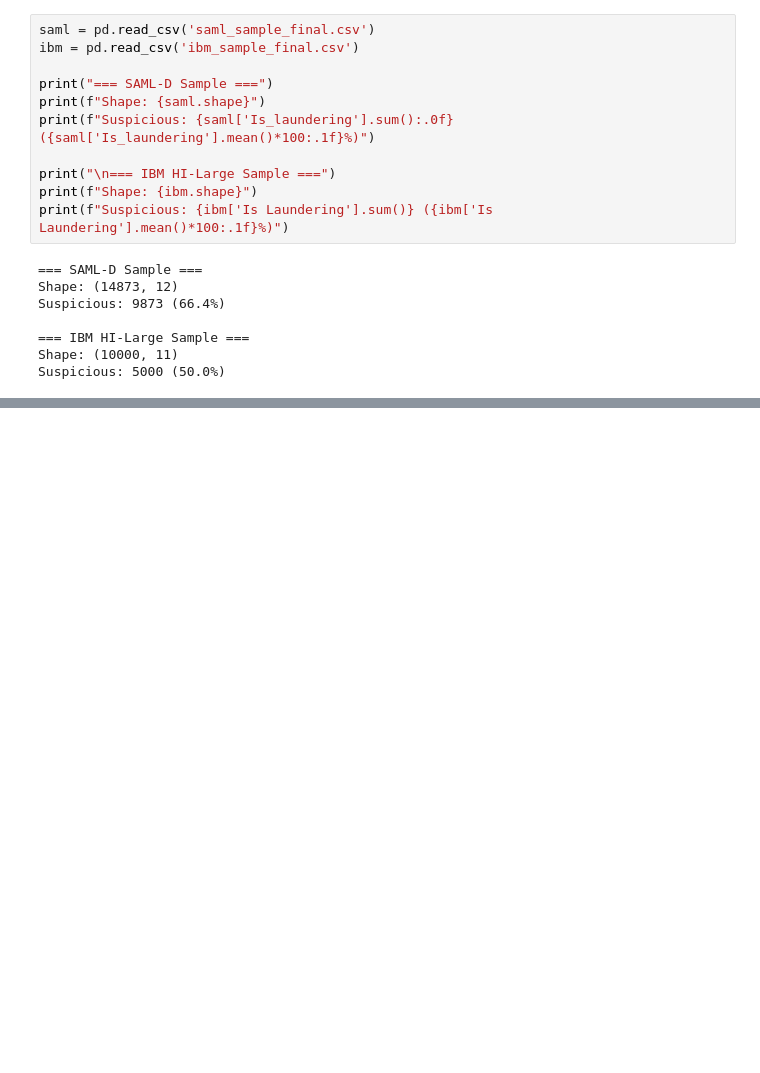
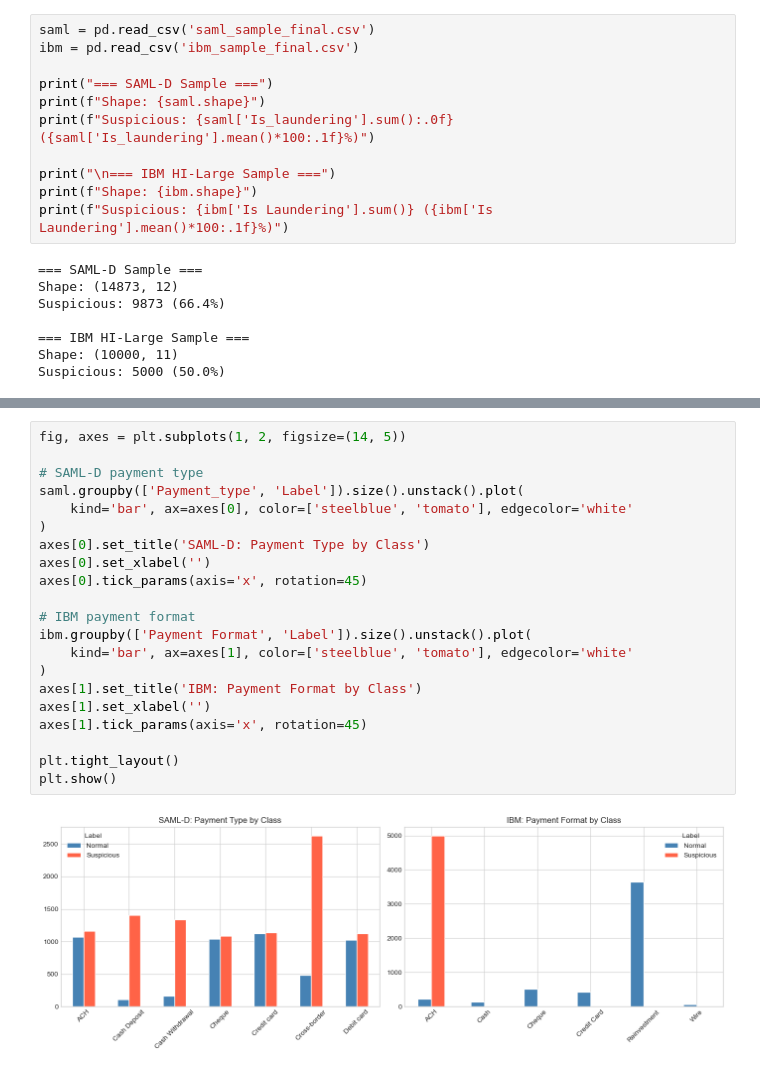
Before and after one commit to slavenageorgieva7-ui/Data-Science---project, a Jupyter notebook: AML.ipynb, the cells around one changed output, grey strips where cells are left out. Saved outputs shown, nothing was run; the diff lists cells and outputs as text; blank space fills up the shorter version.

```diff
--- a/AML.ipynb
+++ b/AML.ipynb
@@ -258,0 +401,23 @@ Suspicious: 5000 (50.0%)
+# %%
+fig, axes = plt.subplots(1, 2, figsize=(14, 5))
+
+# SAML-D payment type
+saml.groupby(['Payment_type', 'Label']).size().unstack().plot(
+    kind='bar', ax=axes[0], color=['steelblue', 'tomato'], edgecolor='white'
+)
+axes[0].set_title('SAML-D: Payment Type by Class')
+axes[0].set_xlabel('')
+axes[0].tick_params(axis='x', rotation=45)
+
+# IBM payment format
+ibm.groupby(['Payment Format', 'Label']).size().unstack().plot(
+    kind='bar', ax=axes[1], color=['steelblue', 'tomato'], edgecolor='white'
+)
+axes[1].set_title('IBM: Payment Format by Class')
+axes[1].set_xlabel('')
+axes[1].tick_params(axis='x', rotation=45)
+
+plt.tight_layout()
+plt.show()
+# %% [output]
+[figure, added]
```
Also changed, not shown: parts of 11 cells of this notebook.
